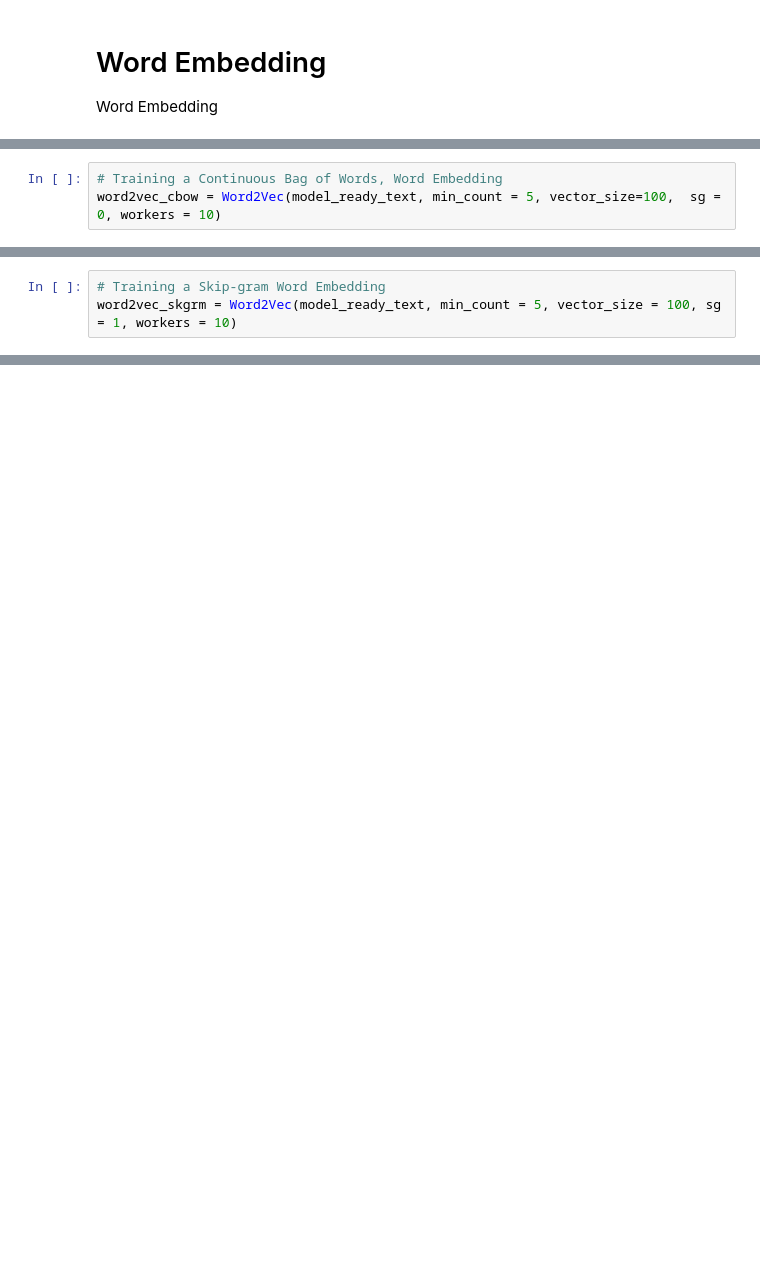
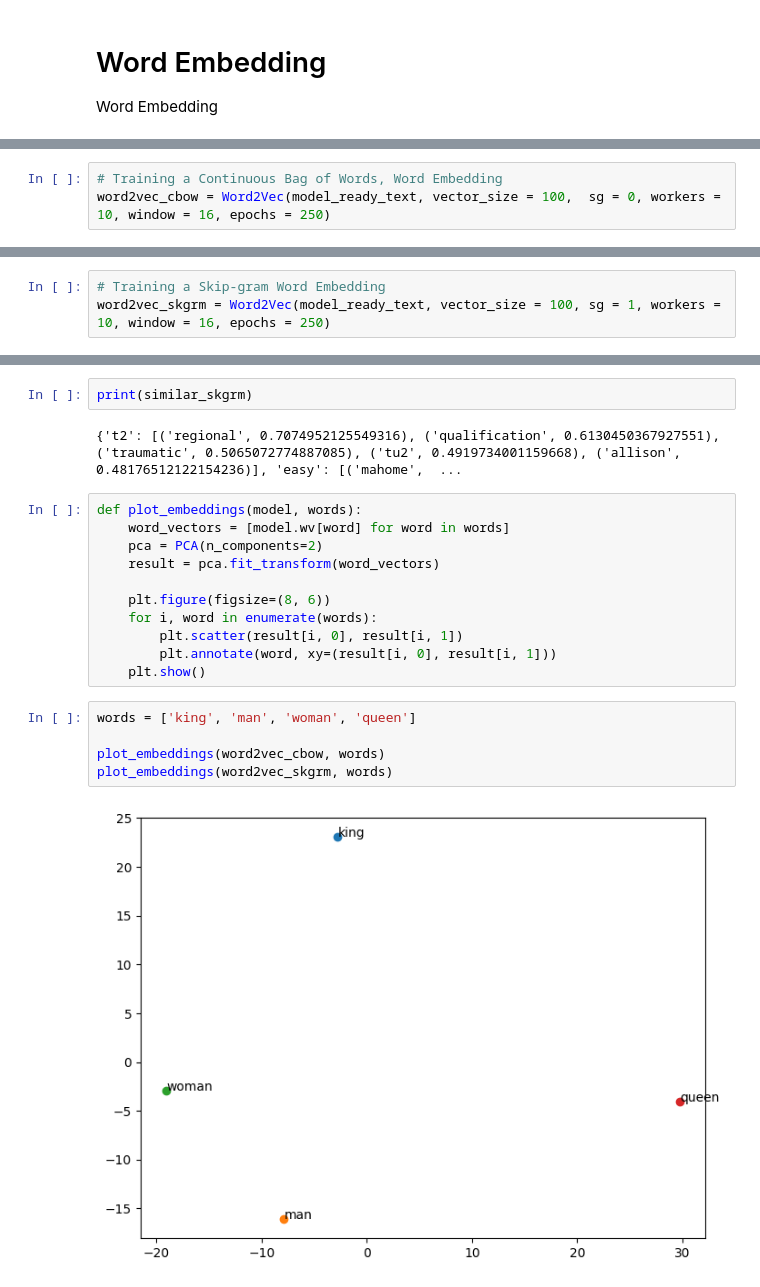
Before and after one commit to Supermjork/twitter-sentiment-analysis, a Jupyter notebook: chirp_analysis.ipynb, the cells around one changed output, grey strips where cells are left out. Cells and saved outputs as stored; diff of their text form; blank space fills up the shorter version.

Commit message:
THOSE EMBEDDINGS SUCK

```diff
--- a/chirp_analysis.ipynb
+++ b/chirp_analysis.ipynb
@@ -168,6 +238,6 @@ model_ready_text[0]
 # %%
 # Training a Continuous Bag of Words, Word Embedding
-word2vec_cbow = Word2Vec(model_ready_text, min_count = 5, vector_size=100,  sg = 0, workers = 10)
+word2vec_cbow = Word2Vec(model_ready_text, vector_size = 100,  sg = 0, workers = 10, window = 16, epochs = 250)
 # %%
 # Viewing the vector for the word
 word2vec_cbow.wv['nvidia']
@@ -174,5 +262,5 @@ word2vec_cbow.wv['nvidia']
 # %%
 # Training a Skip-gram Word Embedding
-word2vec_skgrm = Word2Vec(model_ready_text, min_count = 5, vector_size = 100, sg = 1, workers = 10)
+word2vec_skgrm = Word2Vec(model_ready_text, vector_size = 100, sg = 1, workers = 10, window = 16, epochs = 250)
 # %%
 word2vec_skgrm.wv['nvidia']
@@ -178,0 +307,22 @@ word2vec_skgrm.wv['nvidia']
+# %%
+print(similar_skgrm)
+# %% [output]
+{'t2': [('regional', 0.7074952125549316), ('qualification', 0.6130450367927551), ('traumatic', 0.5065072774887085), ('tu2', 0.4919734001159668), ('allison', 0.48176512122154236)], 'easy': [('mahome',  ...
+# %%
+def plot_embeddings(model, words):
+    word_vectors = [model.wv[word] for word in words]
+    pca = PCA(n_components=2)
+    result = pca.fit_transform(word_vectors)
+
+    plt.figure(figsize=(8, 6))
+    for i, word in enumerate(words):
+        plt.scatter(result[i, 0], result[i, 1])
+        plt.annotate(word, xy=(result[i, 0], result[i, 1]))
+    plt.show()
+# %%
+words = ['king', 'man', 'woman', 'queen']
+
+plot_embeddings(word2vec_cbow, words)
+plot_embeddings(word2vec_skgrm, words)
+# %% [output]
+[figure, added]
```
Also changed, not shown: parts of 16 cells of this notebook.
